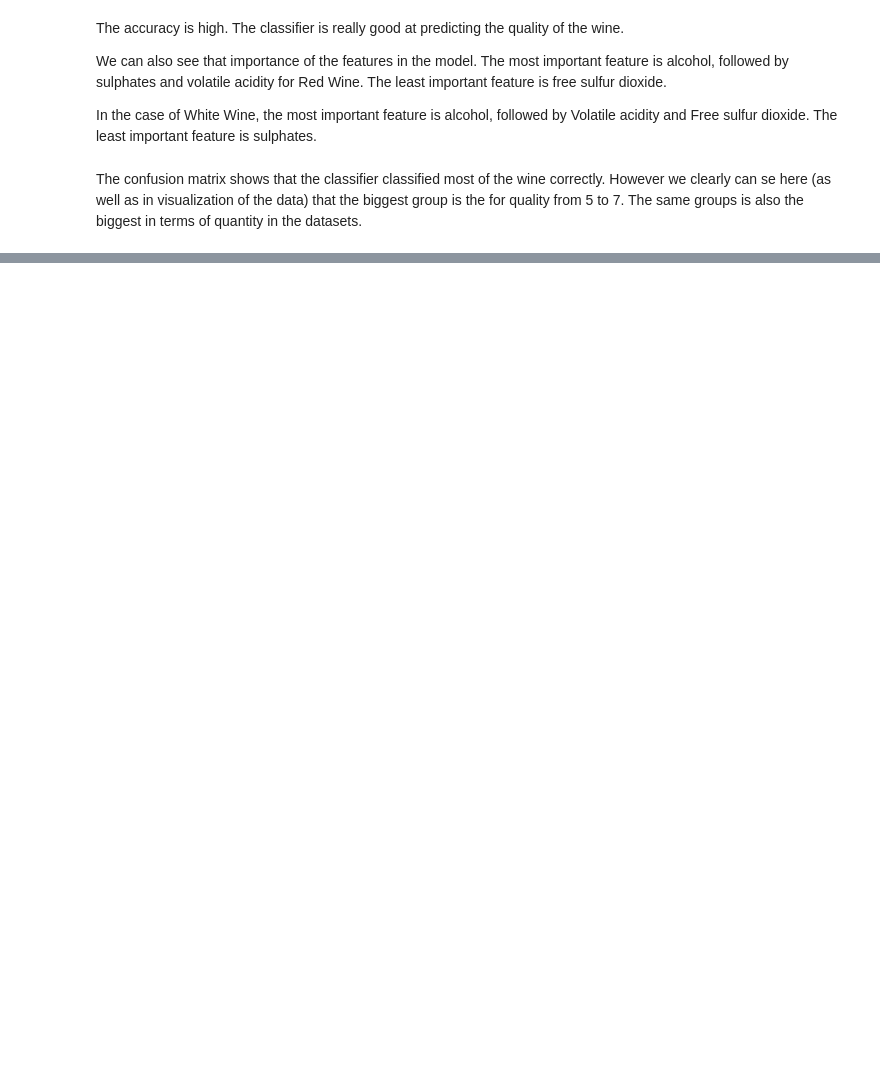
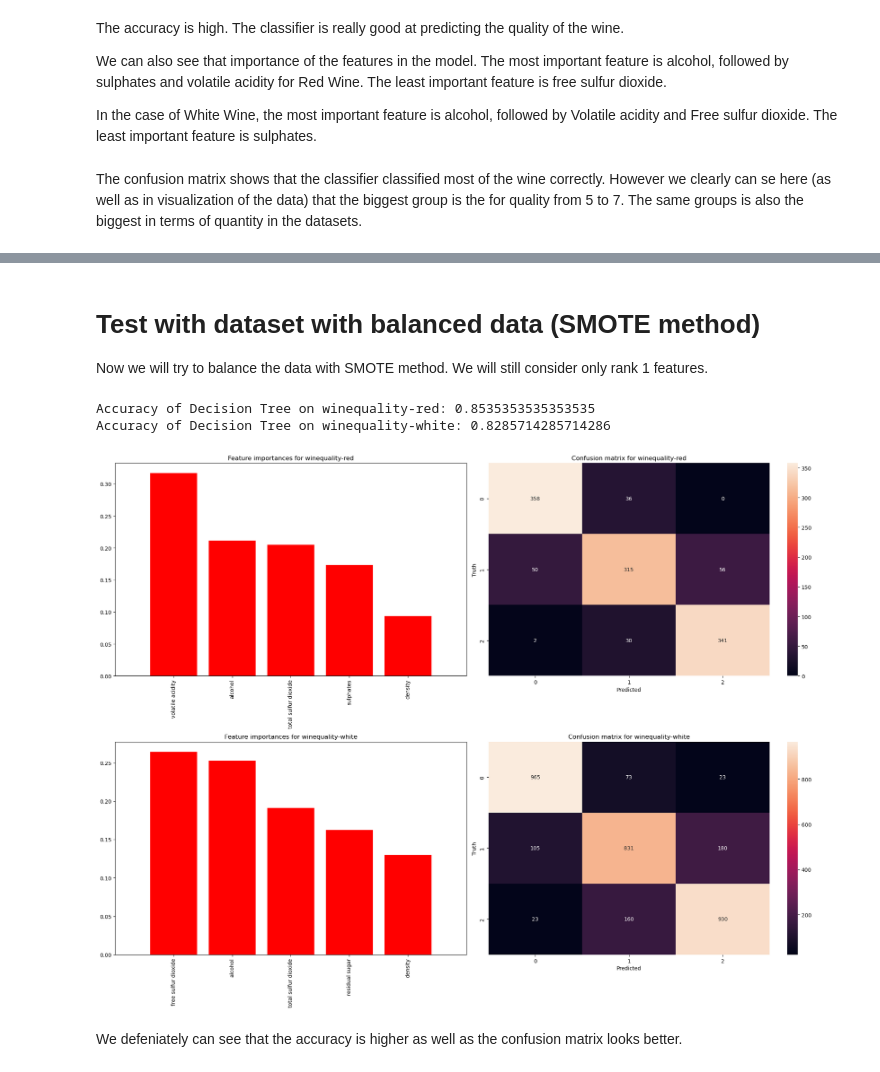
Before and after one commit to Qubi0-0/wine-classifier, a Jupyter notebook: DecisionTrees.ipynb, the cells around one changed output, grey strips where cells are left out. Drawn from its saved outputs; the diff is of its cells as text; code cells hidden in the pictures; blank space fills up the shorter version.

Commit message:
SMOTE implementation

```diff
--- a/DecisionTrees.ipynb
+++ b/DecisionTrees.ipynb
@@ -125,0 +128,61 @@ After cutting only to the features that are important for the classifier, we can
+# %% [markdown]
+# Test with dataset with balanced data (SMOTE method)
+
+Now we will try to balance the data with SMOTE method. We will still consider only rank 1 features.
+# %%
+from imblearn.over_sampling import SMOTE
+
+fig, axs = plt.subplots(len(datasets), 2, figsize=(20, 15))
+
+for i, (dataset_name, df) in enumerate(datasets.items()):
+    if dataset_name == "winequality-red":
+        selected_columns = ['alcohol', 'density', 'sulphates', 'total sulfur dioxide', 'volatile acidity']
+    elif dataset_name == "winequality-white":
+        selected_columns = ['alcohol', 'density', 'free sulfur dioxide', 'residual sugar' ,'total sulfur dioxide']
+    X = df[selected_columns]
+
+    y = df.iloc[:, -1]
+    bins = [0, 4, 6, 10]
+    labels = [1, 2, 3]
+    y = pd.cut(y, bins=bins, labels=labels)
+
+    sm = SMOTE(random_state=42)
+    X, y = sm.fit_resample(X, y)
+
+    X_train, X_test, y_train, y_test = train_test_split(X, y, test_size=0.3, random_state=42)
+
+    clf = DecisionTreeClassifier(random_state=42)
+
+    clf.fit(X_train, y_train)
+
+    y_pred = clf.predict(X_test)
+
+    accuracy = accuracy_score(y_test, y_pred)
+
+    print(f"Accuracy of Decision Tree on {dataset_name}: {accuracy}")
+
+    scores = cross_val_score(clf, X, y, cv=5)
+
+    importances = clf.feature_importances_
+    indices = np.argsort(importances)[::-1]
+
+    axs[i, 0].bar(range(X.shape[1]), importances[indices], color="r", align="center")
+    axs[i, 0].set_xticks(range(X.shape[1]))
+    axs[i, 0].set_xticklabels(X.columns[indices], rotation='vertical')
+    axs[i, 0].set_xlim([-1, X.shape[1]])
+    axs[i, 0].set_title(f"Feature importances for {dataset_name}")
+
+    cm = confusion_matrix(y_test, y_pred)
+    sns.heatmap(cm, annot=True, fmt='d', ax=axs[i, 1])
+    axs[i, 1].set_xlabel('Predicted')
+    axs[i, 1].set_ylabel('Truth')
+    axs[i, 1].set_title(f"Confusion matrix for {dataset_name}")
+
+plt.tight_layout()
+plt.show()
+# %% [output]
+Accuracy of Decision Tree on winequality-red: 0.8535353535353535
+Accuracy of Decision Tree on winequality-white: 0.8285714285714286
+[figure, added]
+# %% [markdown]
+We defeniately can see that the accuracy is higher as well as the confusion matrix looks better.
```
Also changed, not shown: parts of 4 cells of this notebook.
